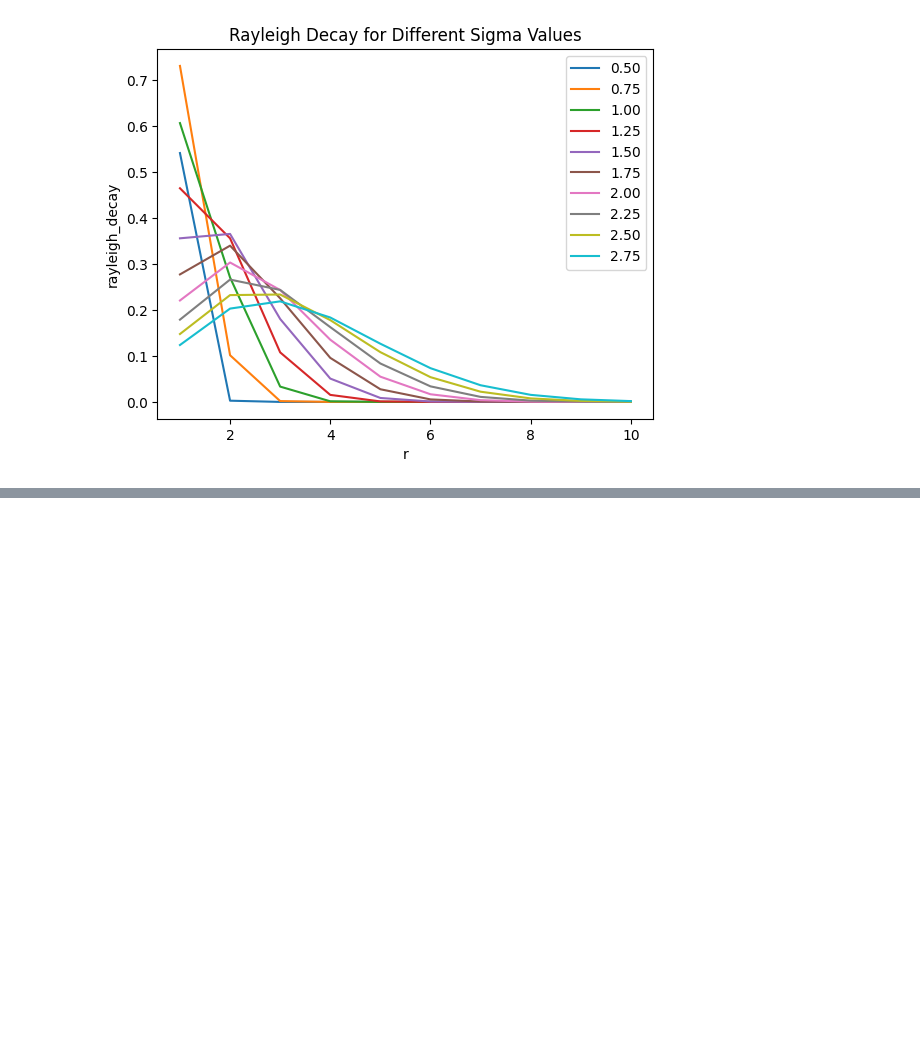
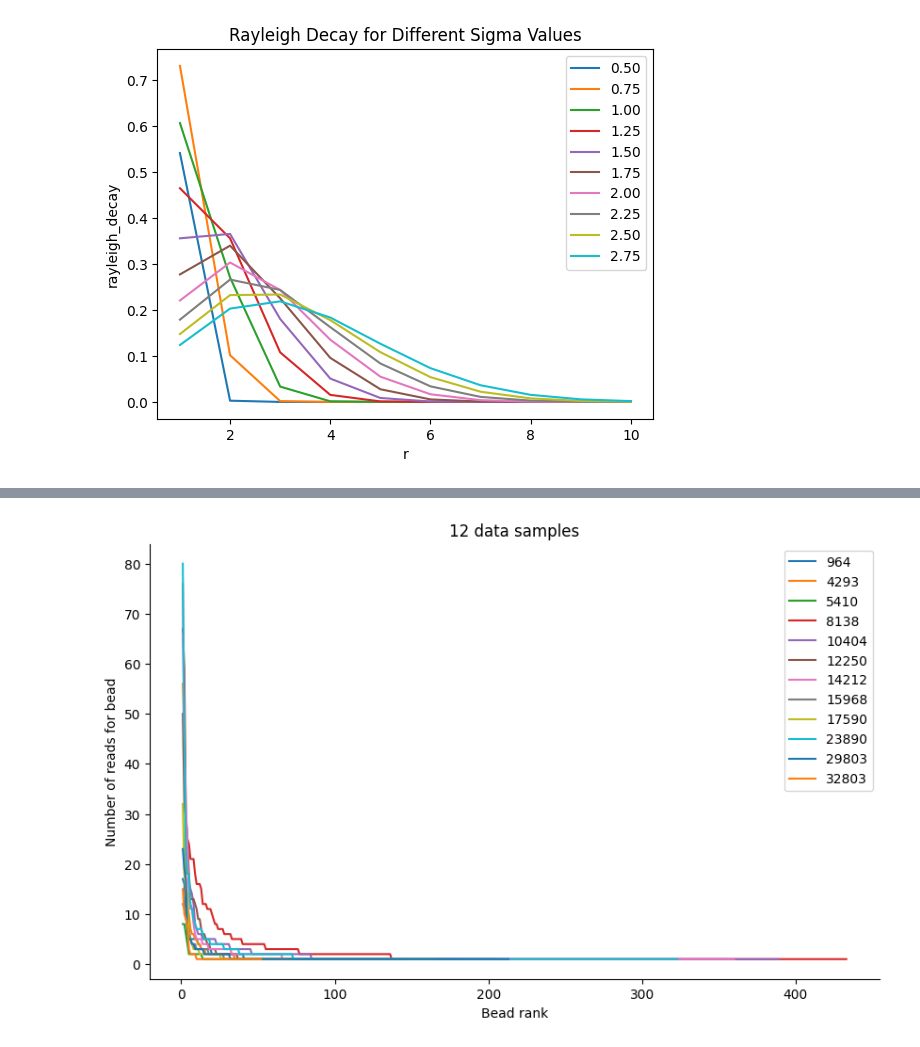
Before and after one commit to matsengrp/sci-space-v2, a Jupyter notebook: notebooks/model-occupancy.ipynb, the cells around one changed output, grey strips where cells are left out. Cells and saved outputs as stored; diff of their text form; code cells hidden in the pictures; blank space fills up the shorter version.

```diff
--- a/notebooks/model-occupancy.ipynb
+++ b/notebooks/model-occupancy.ipynb
@@ -200,0 +222,3 @@ The inverse square looks a lot more similar to me.
+# %%
+twelve_df = pd.read_csv("../data/twelve_samples.csv")
+twelve_df
@@ -200,0 +256,17 @@ The inverse square looks a lot more similar to me.
+# %%
+plt.figure(figsize=(10, 6))
+
+# for each groupby of index, plot rank on the x axis and value on the y axis
+for name, group in twelve_df.groupby('Index'):
+    sns.lineplot(x=group['Rank'], y=group['Value'], label=name)
+
+# Adding title and axis labels
+plt.title("12 data samples")
+plt.xlabel("Bead rank")
+plt.ylabel("Number of reads for bead")
+
+plt.legend()
+sns.despine()
+plt.show()
+# %% [output]
+[figure, added]
```
Also changed, not shown: parts of 20 cells of this notebook, 2 other files.
